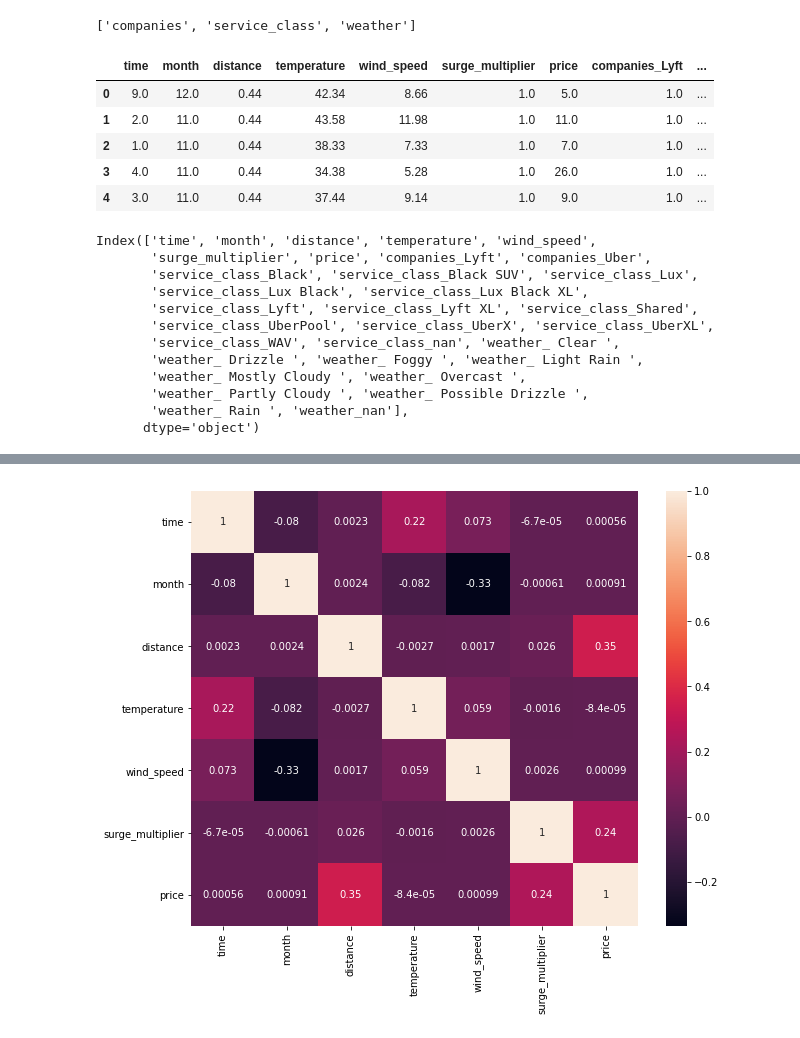
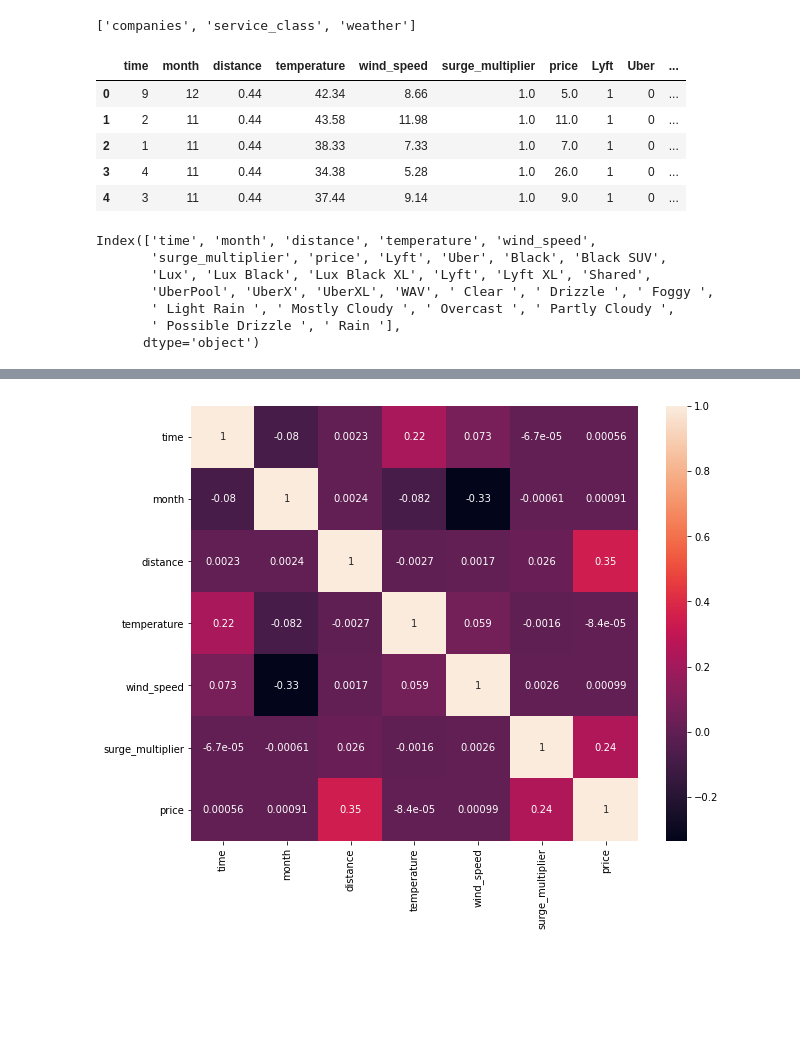
Before and after one commit to HelennaConstantia/PYTN_Kampus-Merdeka_FP1, a Jupyter notebook: PYTN_KampusMerdeka_fp1_Helenna Constantia.ipynb, the cells around one changed output, grey strips where cells are left out. Cells and saved outputs as stored; diff of their text form; code cells hidden in the pictures; blank space fills up the shorter version.

```diff
--- a/PYTN_KampusMerdeka_fp1_Helenna Constantia.ipynb
+++ b/PYTN_KampusMerdeka_fp1_Helenna Constantia.ipynb
@@ -702,38 +712,31 @@ dtypes: float64(5), int64(2), object(3)
 memory usage: 53.5+ MB
 # %%
 #mempersiapkan kolom yang bertipe data object
-cat_col=df_for_LR.select_dtypes(include=['object','category']).columns.tolist()
+cat_col=df_for_LR.select_dtypes(include=['object']).columns.tolist()
 cat_col
 # %% [output]
 ['companies', 'service_class', 'weather']
 # %%
 #mengencode kolom dengan data kategorikal
 for col in cat_col:
-    encoder=OneHotEncoder(handle_unknown='ignore')
-    df_encode=pd.DataFrame(encoder.fit_transform(df_for_LR[[col]]).toarray())
-    df_encode.columns=encoder.get_feature_names([col])
+    df_encode=pd.get_dummies(df_for_LR[col])
     df_for_LR=df_for_LR.drop(col, axis=1)
     df_for_LR=pd.concat([df_for_LR,df_encode], axis=1)
 df_for_LR.head()
 # %% [output]
-|  | time | month | distance | temperature | wind_speed | surge_multiplier | price | companies_Lyft | ... |
-| 0 | 9.0 | 12.0 | 0.44 | 42.34 | 8.66 | 1.0 | 5.0 | 1.0 | ... |
-| 1 | 2.0 | 11.0 | 0.44 | 43.58 | 11.98 | 1.0 | 11.0 | 1.0 | ... |
-| 2 | 1.0 | 11.0 | 0.44 | 38.33 | 7.33 | 1.0 | 7.0 | 1.0 | ... |
-| 3 | 4.0 | 11.0 | 0.44 | 34.38 | 5.28 | 1.0 | 26.0 | 1.0 | ... |
-| 4 | 3.0 | 11.0 | 0.44 | 37.44 | 9.14 | 1.0 | 9.0 | 1.0 | ... |
+|  | time | month | distance | temperature | wind_speed | surge_multiplier | price | Lyft | Uber | ... |
+| 0 | 9 | 12 | 0.44 | 42.34 | 8.66 | 1.0 | 5.0 | 1 | 0 | ... |
+| 1 | 2 | 11 | 0.44 | 43.58 | 11.98 | 1.0 | 11.0 | 1 | 0 | ... |
+| 2 | 1 | 11 | 0.44 | 38.33 | 7.33 | 1.0 | 7.0 | 1 | 0 | ... |
+| 3 | 4 | 11 | 0.44 | 34.38 | 5.28 | 1.0 | 26.0 | 1 | 0 | ... |
+| 4 | 3 | 11 | 0.44 | 37.44 | 9.14 | 1.0 | 9.0 | 1 | 0 | ... |
 # %%
 df_for_LR.columns
 # %% [output]
 Index(['time', 'month', 'distance', 'temperature', 'wind_speed',
-       'surge_multiplier', 'price', 'companies_Lyft', 'companies_Uber',
-       'service_class_Black', 'service_class_Black SUV', 'service_class_Lux',
-       'service_class_Lux Black', 'service_class_Lux Black XL',
-       'service_class_Lyft', 'service_class_Lyft XL', 'service_class_Shared',
-       'service_class_UberPool', 'service_class_UberX', 'service_class_UberXL',
-       'service_class_WAV', 'service_class_nan', 'weather_ Clear ',
-       'weather_ Drizzle ', 'weather_ Foggy ', 'weather_ Light Rain ',
-       'weather_ Mostly Cloudy ', 'weather_ Overcast ',
-       'weather_ Partly Cloudy ', 'weather_ Possible Drizzle ',
-       'weather_ Rain ', 'weather_nan'],
+       'surge_multiplier', 'price', 'Lyft', 'Uber', 'Black', 'Black SUV',
+       'Lux', 'Lux Black', 'Lux Black XL', 'Lyft', 'Lyft XL', 'Shared',
+       'UberPool', 'UberX', 'UberXL', 'WAV', ' Clear ', ' Drizzle ', ' Foggy ',
+       ' Light Rain ', ' Mostly Cloudy ', ' Overcast ', ' Partly Cloudy ',
+       ' Possible Drizzle ', ' Rain '],
       dtype='object')
```
Also changed, not shown: parts of 19 cells of this notebook.
